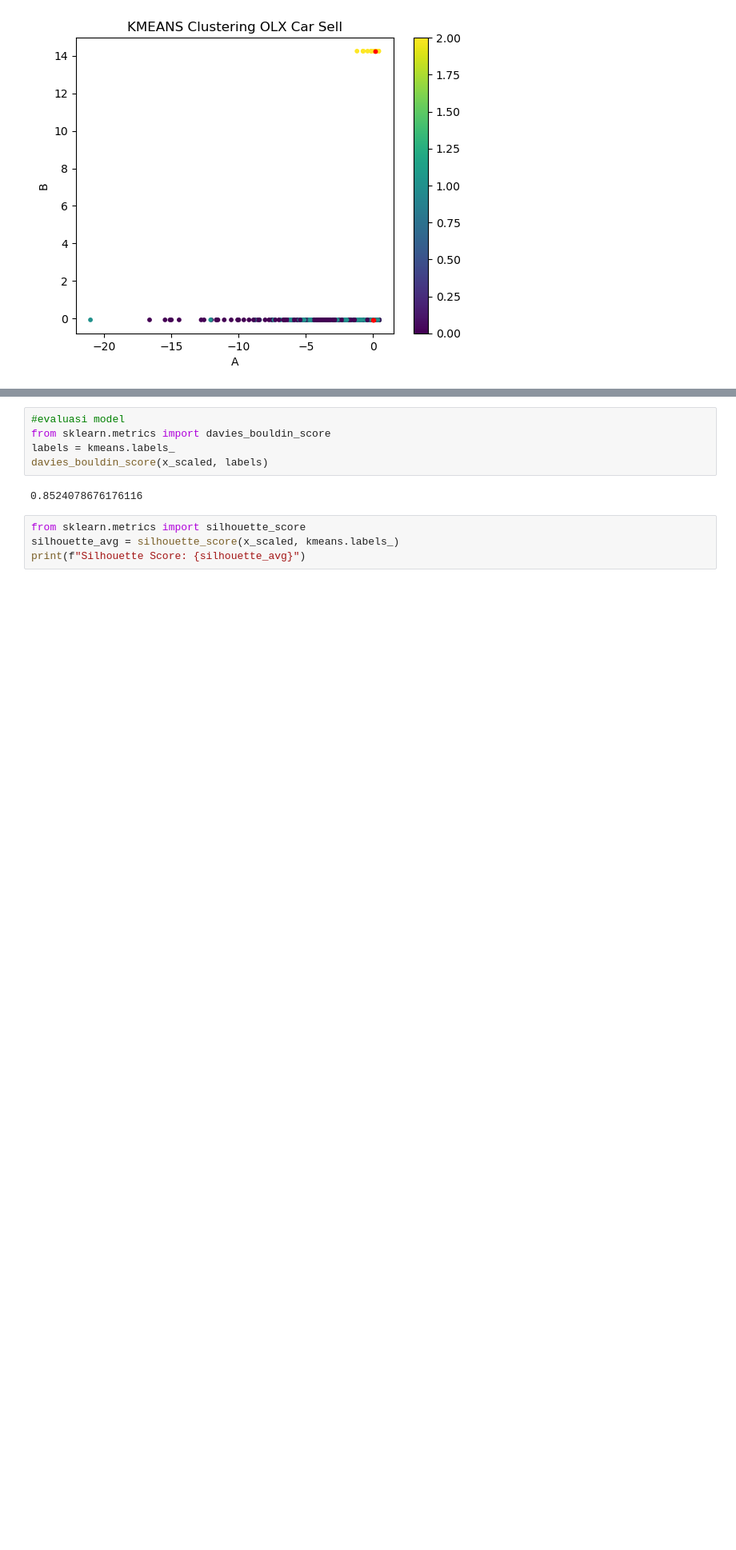
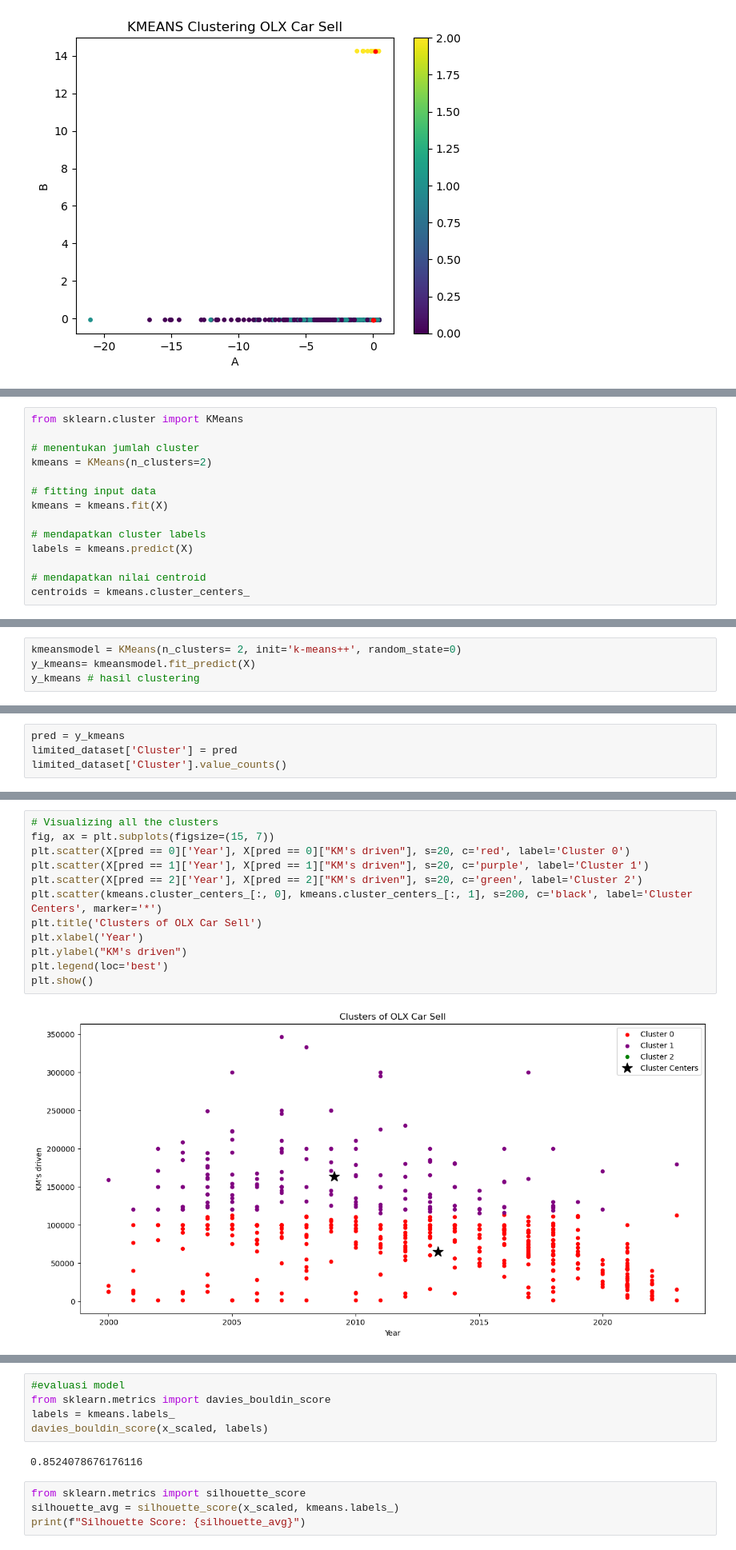
Before and after one commit to Dryan13-kru/202131114_Mochamad-Andryan-Maulana_UAS_Pemsin_B, a Jupyter notebook: 202131114_Mochamad Andryan Maulana_UAS_Pemsin_B.ipynb, the cells around one changed output, grey strips where cells are left out. Shown at 80% size. Drawn from its saved outputs; the diff is of its cells as text; blank space fills up the shorter version.

```diff
--- a/202131114_Mochamad Andryan Maulana_UAS_Pemsin_B.ipynb
+++ b/202131114_Mochamad Andryan Maulana_UAS_Pemsin_B.ipynb
@@ -295,0 +312,14 @@ plt.show()
+# %%
+from sklearn.cluster import KMeans
+
+# menentukan jumlah cluster
+kmeans = KMeans(n_clusters=2)
+
+# fitting input data
+kmeans = kmeans.fit(X)
+
+# mendapatkan cluster labels
+labels = kmeans.predict(X)
+
+# mendapatkan nilai centroid
+centroids = kmeans.cluster_centers_
@@ -295,0 +364,4 @@ plt.show()
+# %%
+kmeansmodel = KMeans(n_clusters= 2, init='k-means++', random_state=0)
+y_kmeans= kmeansmodel.fit_predict(X)
+y_kmeans # hasil clustering
@@ -295,0 +386,4 @@ plt.show()
+# %%
+pred = y_kmeans
+limited_dataset['Cluster'] = pred
+limited_dataset['Cluster'].value_counts()
@@ -295,0 +400,14 @@ plt.show()
+# %%
+# Visualizing all the clusters
+fig, ax = plt.subplots(figsize=(15, 7))
+plt.scatter(X[pred == 0]['Year'], X[pred == 0]["KM's driven"], s=20, c='red', label='Cluster 0')
+plt.scatter(X[pred == 1]['Year'], X[pred == 1]["KM's driven"], s=20, c='purple', label='Cluster 1')
+plt.scatter(X[pred == 2]['Year'], X[pred == 2]["KM's driven"], s=20, c='green', label='Cluster 2')
+plt.scatter(kmeans.cluster_centers_[:, 0], kmeans.cluster_centers_[:, 1], s=200, c='black', label='Cluster Centers', marker='*')
+plt.title('Clusters of OLX Car Sell')
+plt.xlabel('Year')
+plt.ylabel("KM's driven")
+plt.legend(loc='best')
+plt.show()
+# %% [output]
+[figure, added]
```
Also changed, not shown: parts of 7 cells of this notebook.
